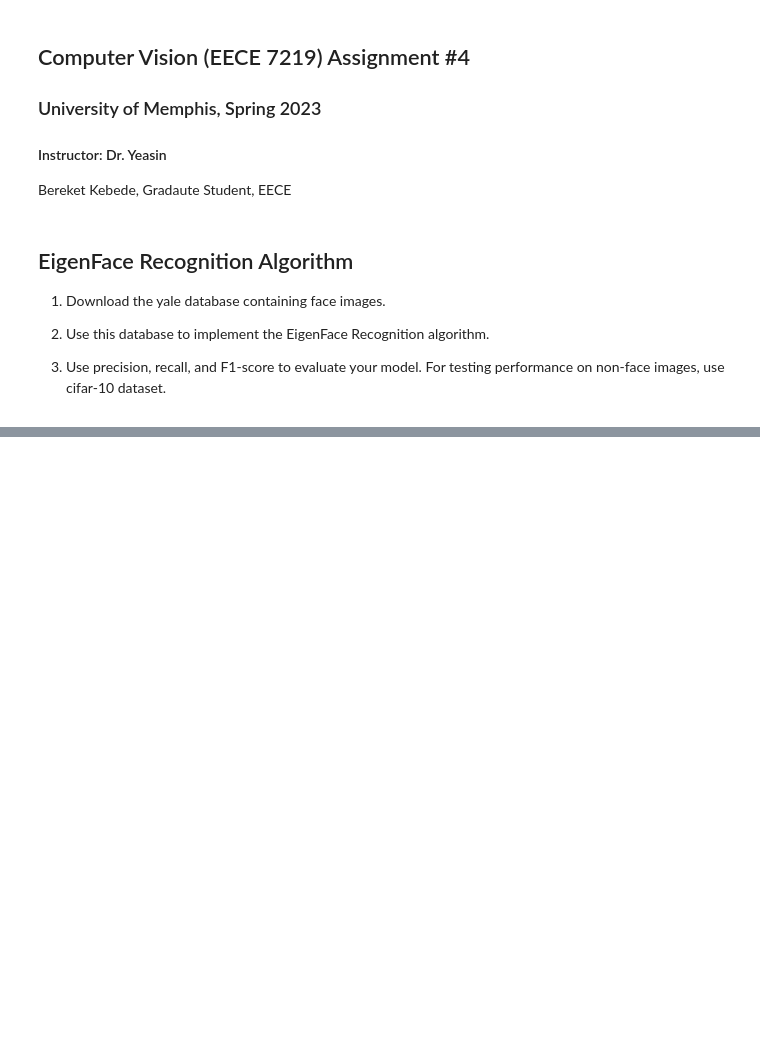
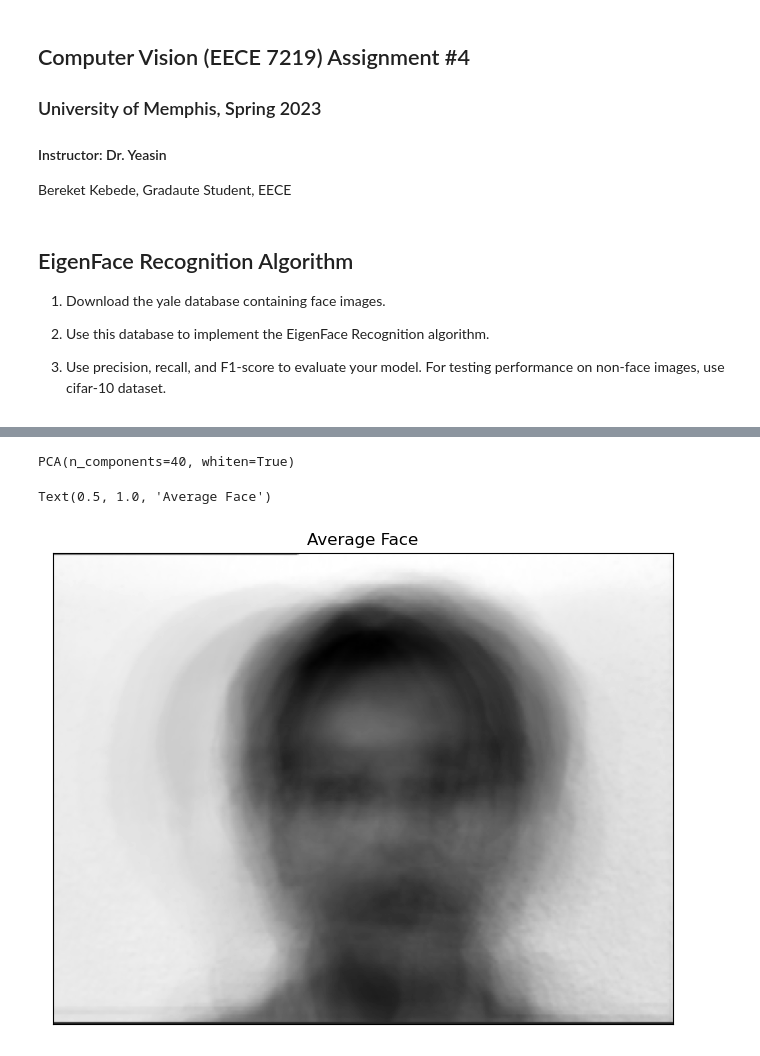
Before and after one commit to bereketeshete/Computer-Vision, a Jupyter notebook: Assignment 4 - EigenFace Recognition/EigenFace Recognition Algorithm.ipynb, the cells around one changed output, grey strips where cells are left out. Drawn from its saved outputs; the diff is of its cells as text; code cells hidden in the pictures; blank space fills up the shorter version.

```diff
--- a/Assignment 4 - EigenFace Recognition/EigenFace Recognition Algorithm.ipynb
+++ b/Assignment 4 - EigenFace Recognition/EigenFace Recognition Algorithm.ipynb
@@ -507,0 +105,18 @@ On the other hand; the system doesn't see the 'test set', so the accuracy depend
+# %%
+# from the above diagram it can be seen that at around 40, the pca compenents represent the same data
+from sklearn.decomposition import PCA
+pca=PCA(n_components=40, whiten=True)
+pca.fit(trainX)
+# %% [output]
+PCA(n_components=40, whiten=True)
+# %%
+# the average face of the dataset
+
+fig,ax=plt.subplots(1,1,figsize=(8,8))
+ax.imshow(pca.mean_.reshape((243,320)), cmap="gray")
+ax.set_xticks([])
+ax.set_yticks([])
+ax.set_title('Average Face')
+# %% [output]
+Text(0.5, 1.0, 'Average Face')
+[figure, added]
```
Also changed, not shown: parts of 63 cells of this notebook.
